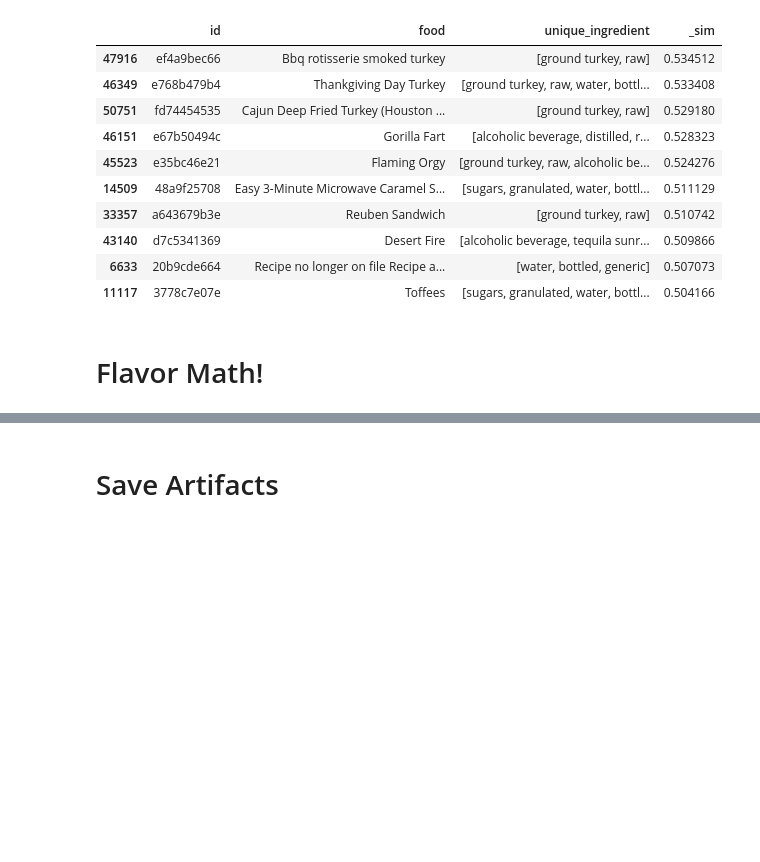
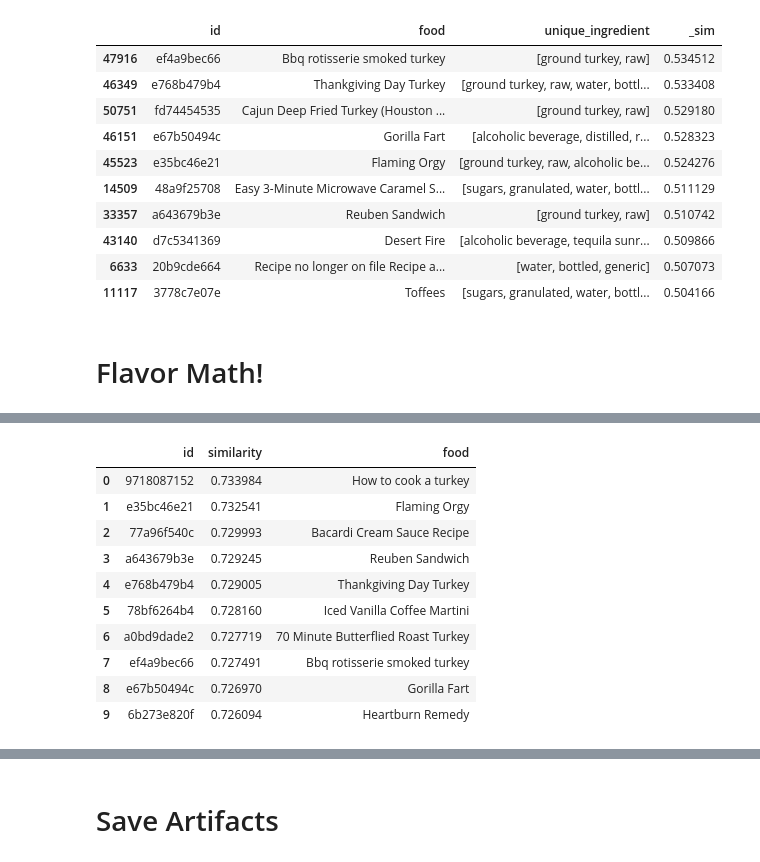
Before and after one commit to jhwaffles/cse6242-team58-project, a Jupyter notebook: embeddings.ipynb, the cells around one changed output, grey strips where cells are left out. Cells and saved outputs as stored; diff of their text form; code cells hidden in the pictures; blank space fills up the shorter version.

```diff
--- a/embeddings.ipynb
+++ b/embeddings.ipynb
@@ -534 +566,22 @@ df.iloc[[51507, 51515]]
+# %%
+a = set(df.iloc[51507]['mols'])
+b = set(df.iloc[51515]['mols'])
+c = set(df.iloc[51513]['mols'])
+z = a.intersection(b).intersection(c)
+flavor_vec = model.infer_vector(z)
+similars = model.dv.most_similar(flavor_vec)
+s_df = pd.DataFrame(similars, columns=['id','similarity']).astype({'id': 'string'})
+s_df.reset_index().merge(df, on='id', how='left')[['id','similarity','food']]
+# %% [output]
+|  | id | similarity | food |
+| 0 | 9718087152 | 0.733984 | How to cook a turkey |
+| 1 | e35bc46e21 | 0.732541 | Flaming Orgy |
+| 2 | 77a96f540c | 0.729993 | Bacardi Cream Sauce Recipe |
+| 3 | a643679b3e | 0.729245 | Reuben Sandwich |
+| 4 | e768b479b4 | 0.729005 | Thankgiving Day Turkey |
+| 5 | 78bf6264b4 | 0.728160 | Iced Vanilla Coffee Martini |
+| 6 | a0bd9dade2 | 0.727719 | 70 Minute Butterflied Roast Turkey |
+| 7 | ef4a9bec66 | 0.727491 | Bbq rotisserie smoked turkey |
+| 8 | e67b50494c | 0.726970 | Gorilla Fart |
+| 9 | 6b273e820f | 0.726094 | Heartburn Remedy |
 # %%
```
Also changed, not shown: parts of 23 cells of this notebook.
